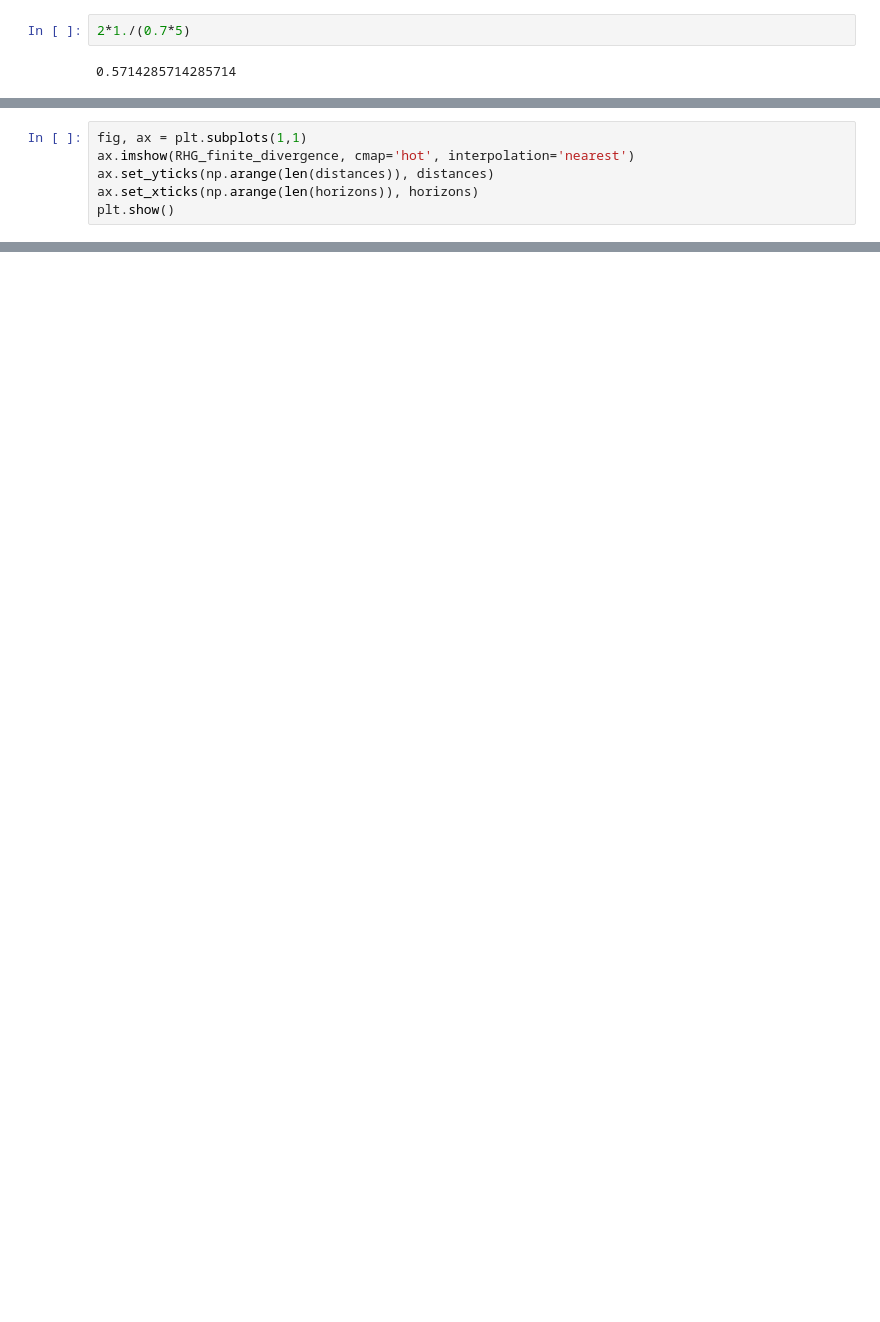
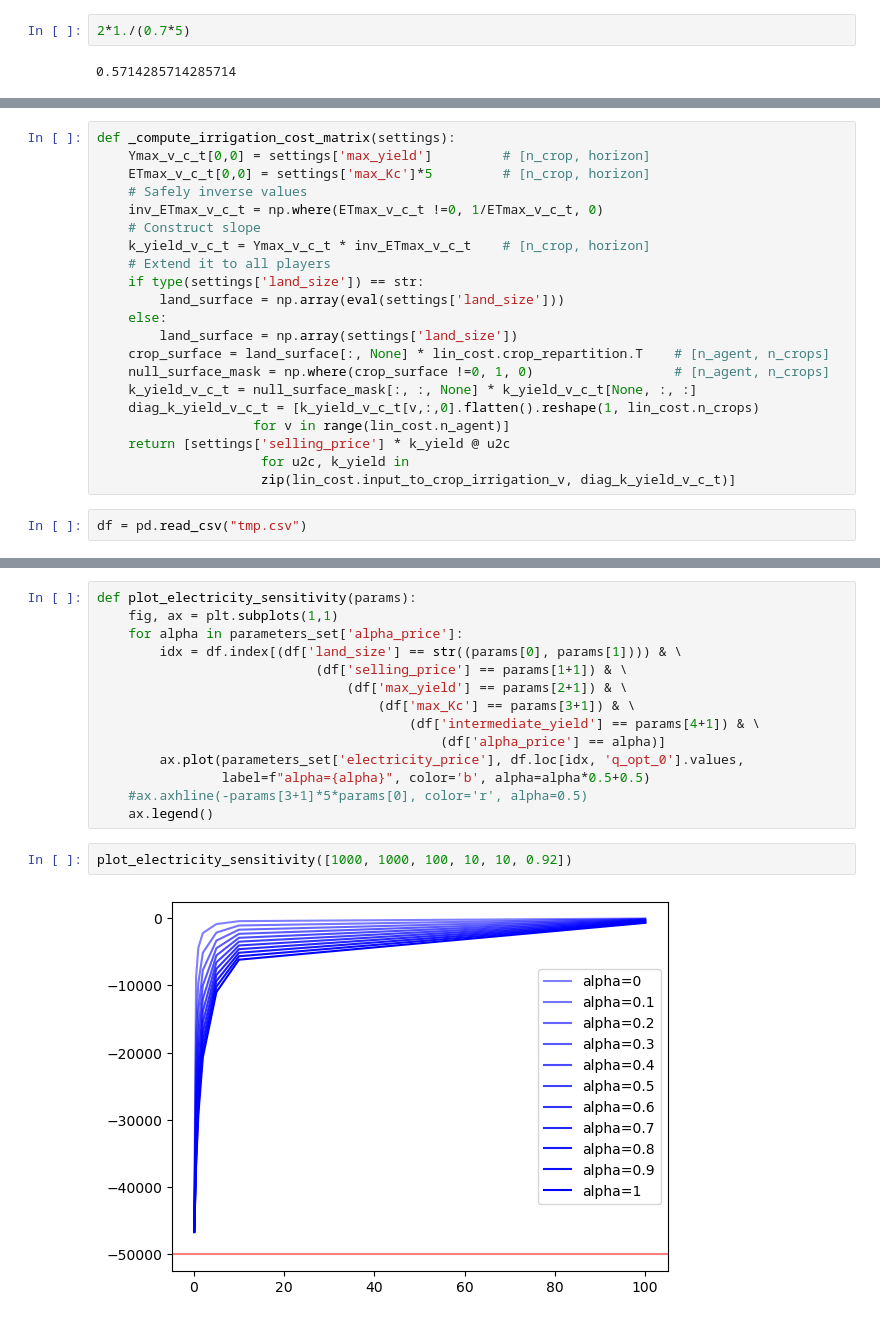
Before and after one commit to leonardchanfreau/RHG_GroundWater, a Jupyter notebook: cost_definition analysis.ipynb, the cells around one changed output, grey strips where cells are left out. Saved outputs shown, nothing was run; the diff lists cells and outputs as text; blank space fills up the shorter version.

```diff
--- a/cost_definition analysis.ipynb
+++ b/cost_definition analysis.ipynb
@@ -152,6 +57,0 @@ RHG_infinite_divergence[0][0]*100, RHG_infinite_divergence[-1][-1]*100
-# %%
-fig, ax = plt.subplots(1,1)
-ax.imshow(RHG_finite_divergence, cmap='hot', interpolation='nearest')
-ax.set_yticks(np.arange(len(distances)), distances)
-ax.set_xticks(np.arange(len(horizons)), horizons)
-plt.show()
@@ -167,0 +231,23 @@ np.float64(0.006034687381394515)
+# %%
+def _compute_irrigation_cost_matrix(settings):
+    Ymax_v_c_t[0,0] = settings['max_yield']         # [n_crop, horizon]
+    ETmax_v_c_t[0,0] = settings['max_Kc']*5         # [n_crop, horizon]
+    # Safely inverse values
+    inv_ETmax_v_c_t = np.where(ETmax_v_c_t !=0, 1/ETmax_v_c_t, 0)
+    # Construct slope
+    k_yield_v_c_t = Ymax_v_c_t * inv_ETmax_v_c_t    # [n_crop, horizon]
+    # Extend it to all players
+    if type(settings['land_size']) == str:
+        land_surface = np.array(eval(settings['land_size']))
+    else:
+        land_surface = np.array(settings['land_size'])
+    crop_surface = land_surface[:, None] * lin_cost.crop_repartition.T    # [n_agent, n_crops]
+    null_surface_mask = np.where(crop_surface !=0, 1, 0)                  # [n_agent, n_crops]
+    k_yield_v_c_t = null_surface_mask[:, :, None] * k_yield_v_c_t[None, :, :]
+    diag_k_yield_v_c_t = [k_yield_v_c_t[v,:,0].flatten().reshape(1, lin_cost.n_crops)
+                    for v in range(lin_cost.n_agent)]
+    return [settings['selling_price'] * k_yield @ u2c
+                     for u2c, k_yield in
+                     zip(lin_cost.input_to_crop_irrigation_v, diag_k_yield_v_c_t)]
+# %%
+df = pd.read_csv("tmp.csv")
@@ -167,0 +644,18 @@ np.float64(0.006034687381394515)
+# %%
+def plot_electricity_sensitivity(params):
+    fig, ax = plt.subplots(1,1)
+    for alpha in parameters_set['alpha_price']:
+        idx = df.index[(df['land_size'] == str((params[0], params[1]))) & \
+                            (df['selling_price'] == params[1+1]) & \
+                                (df['max_yield'] == params[2+1]) & \
+                                    (df['max_Kc'] == params[3+1]) & \
+                                        (df['intermediate_yield'] == params[4+1]) & \
+                                            (df['alpha_price'] == alpha)]
+        ax.plot(parameters_set['electricity_price'], df.loc[idx, 'q_opt_0'].values,
+                label=f"alpha={alpha}", color='b', alpha=alpha*0.5+0.5)
+    #ax.axhline(-params[3+1]*5*params[0], color='r', alpha=0.5)
+    ax.legend()
+# %%
+plot_electricity_sensitivity([1000, 1000, 100, 10, 10, 0.92])
+# %% [output]
+[figure, added]
```
Also changed, not shown: parts of 116 cells of this notebook, 21 other files.
